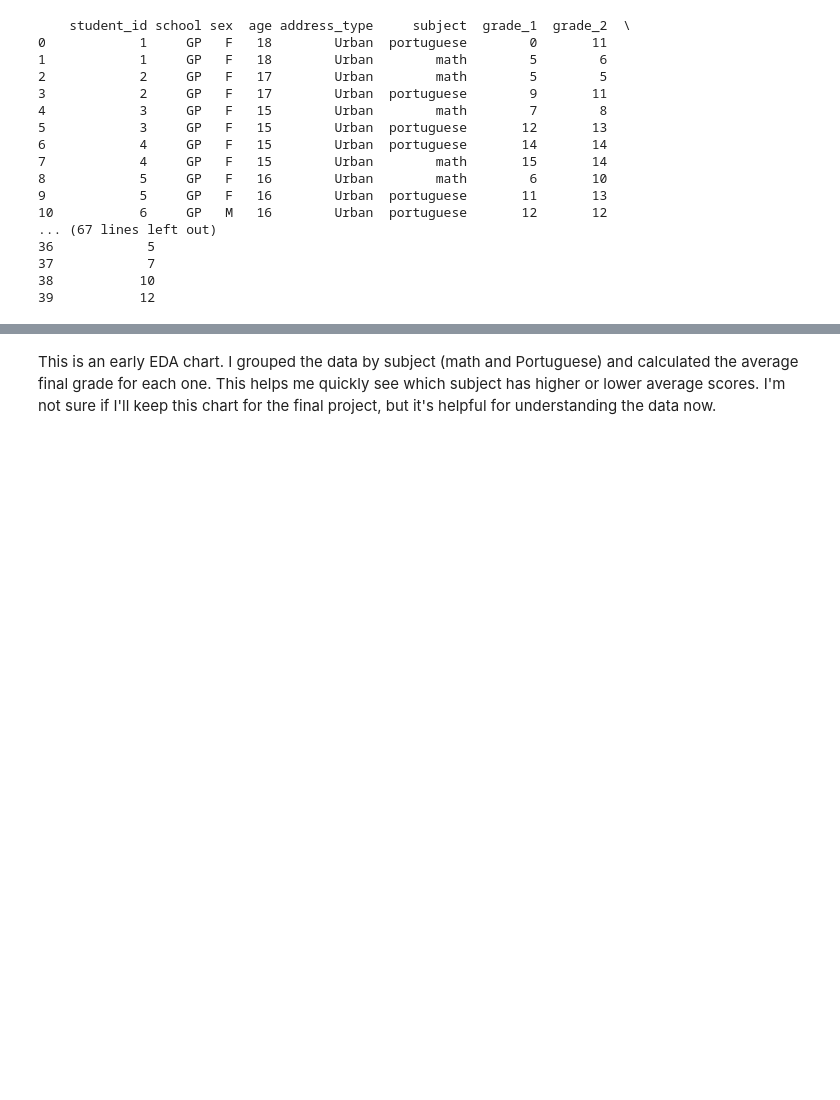
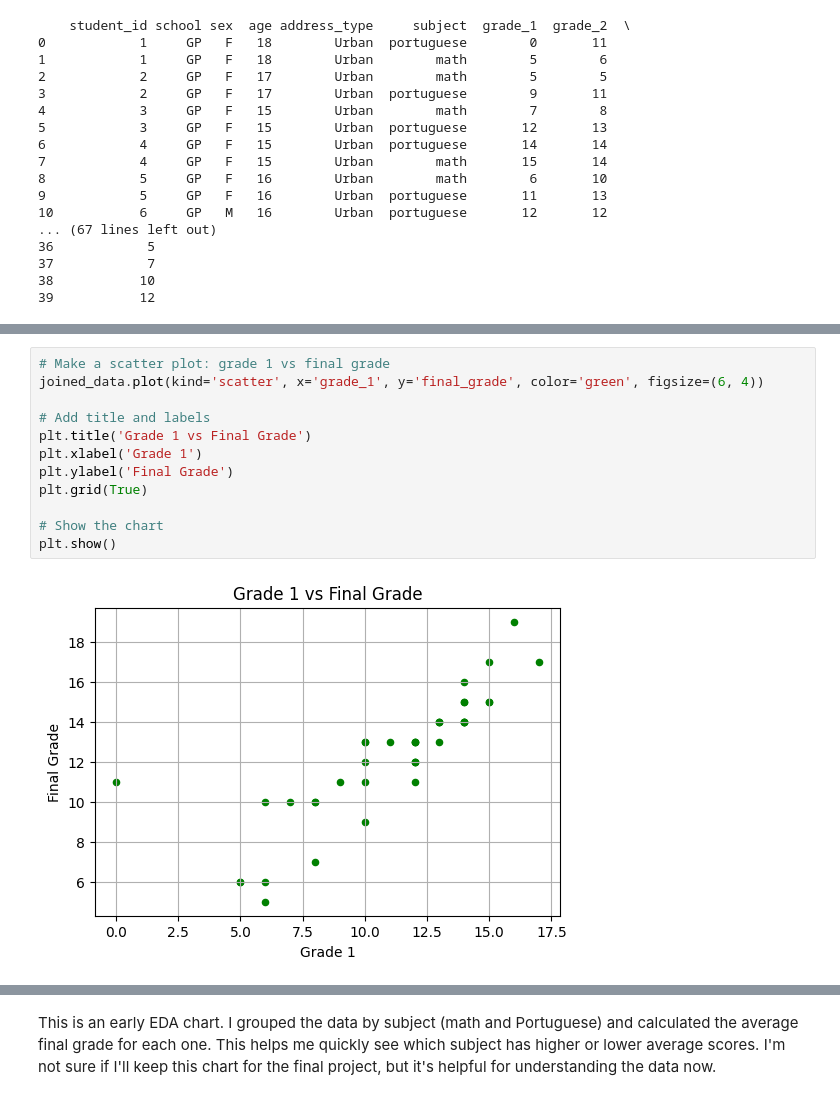
Before and after one commit to elaktif/elaktif-student-performance-analysis-Capstone, a Jupyter notebook: student_performance_analysis Capstone.ipynb.ipynb, the cells around one changed output, grey strips where cells are left out. Saved outputs shown, nothing was run; the diff lists cells and outputs as text; blank space fills up the shorter version.

```diff
--- a/student_performance_analysis Capstone.ipynb.ipynb
+++ b/student_performance_analysis Capstone.ipynb.ipynb
@@ -209 +280,15 @@ joined_df.to_csv("joined_student_data.csv", index=False)
+# %%
+# Make a scatter plot: grade 1 vs final grade
+joined_data.plot(kind='scatter', x='grade_1', y='final_grade', color='green', figsize=(6, 4))
+
+# Add title and labels
+plt.title('Grade 1 vs Final Grade')
+plt.xlabel('Grade 1')
+plt.ylabel('Final Grade')
+plt.grid(True)
+
+# Show the chart
+plt.show()
+# %% [output]
+[figure, added]
 # %%
```
Also changed, not shown: parts of 22 cells of this notebook, 3 other files.
